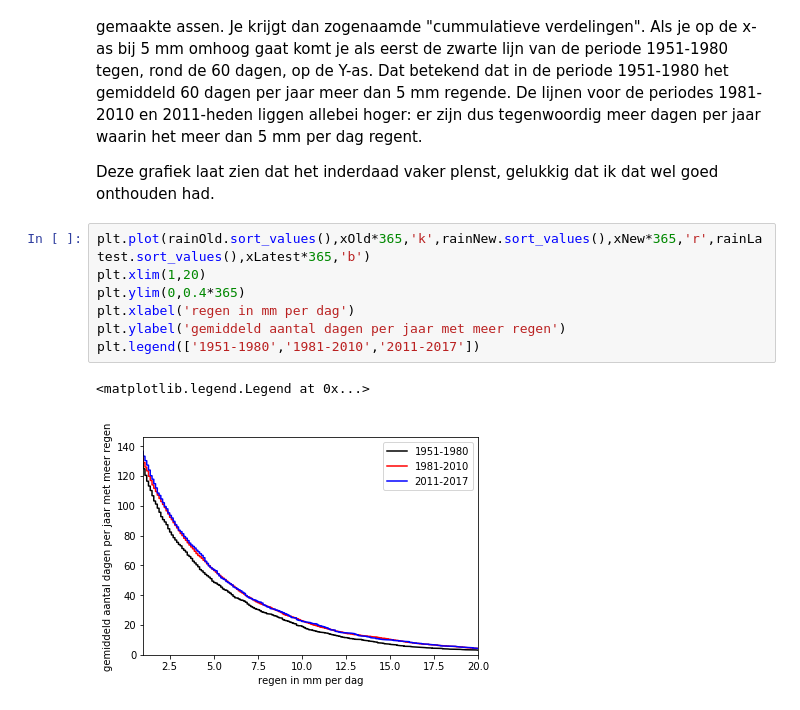
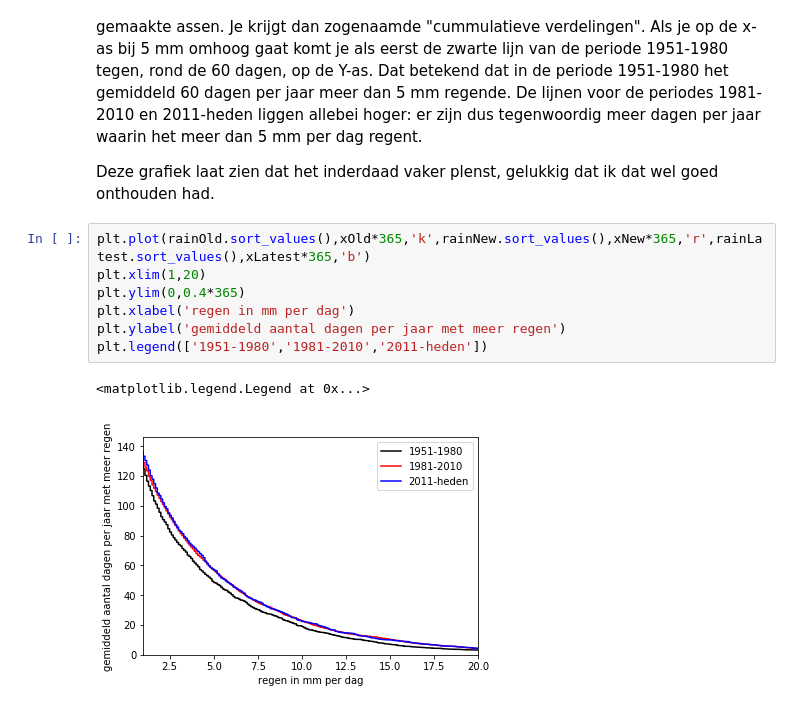
Before and after one commit to RolfHut/knmiStats, a Jupyter notebook: KNMIStats.ipynb, the cells around one changed output. Drawn from its saved outputs; the diff is of its cells as text.

Commit message:
changed error in legend of figure

```diff
--- a/KNMIStats.ipynb
+++ b/KNMIStats.ipynb
@@ -72,10 +72,10 @@ Deze grafiek laat zien dat het inderdaad vaker plenst, gelukkig dat ik dat wel g
 # %%
 plt.plot(rainOld.sort_values(),xOld*365,'k',rainNew.sort_values(),xNew*365,'r',rainLatest.sort_values(),xLatest*365,'b')
 plt.xlim(1,20)
 plt.ylim(0,0.4*365)
 plt.xlabel('regen in mm per dag')
 plt.ylabel('gemiddeld aantal dagen per jaar met meer regen')
-plt.legend(['1951-1980','1981-2010','2011-2017'])
+plt.legend(['1951-1980','1981-2010','2011-heden'])
 # %% [output]
 <matplotlib.legend.Legend at 0x...>
-[figure, old version]
+[figure, new version]
```
